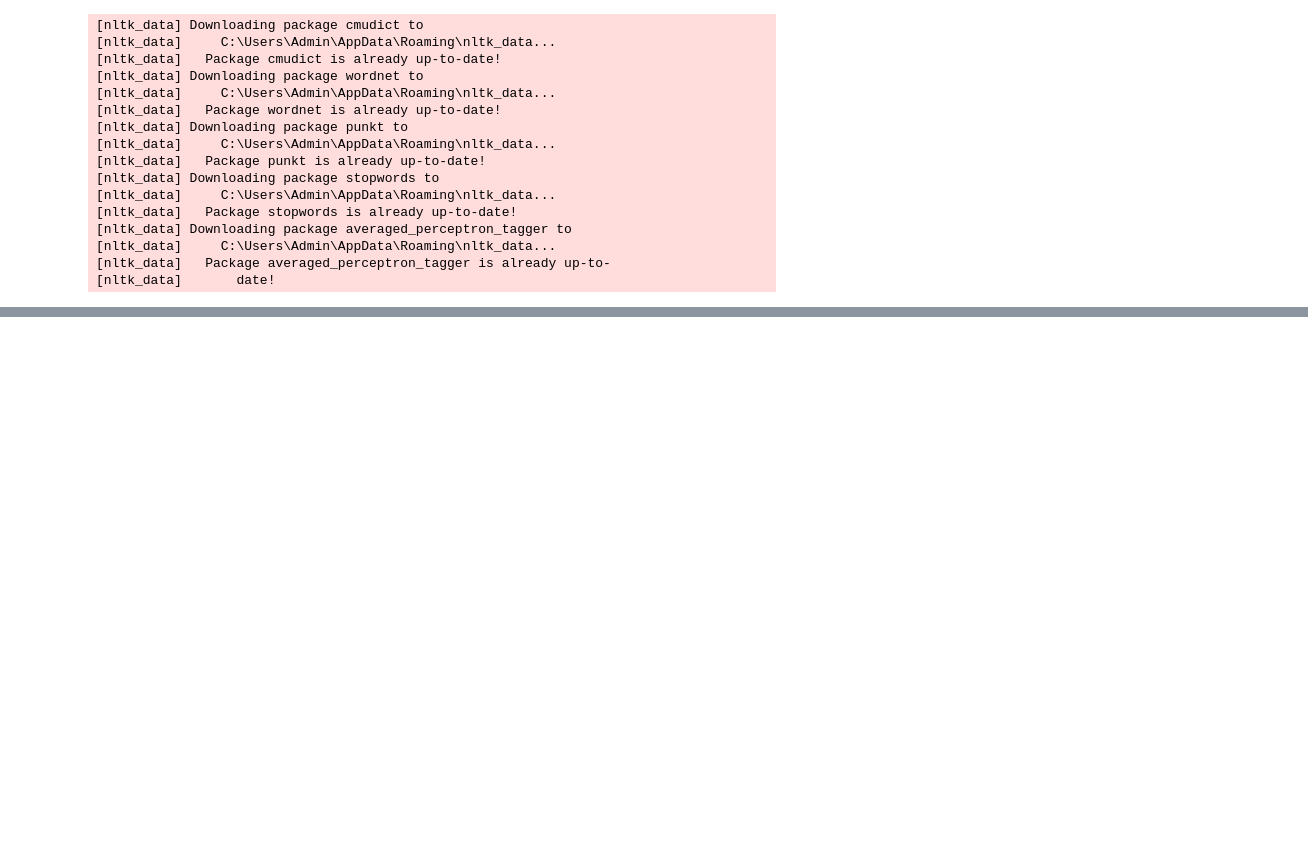
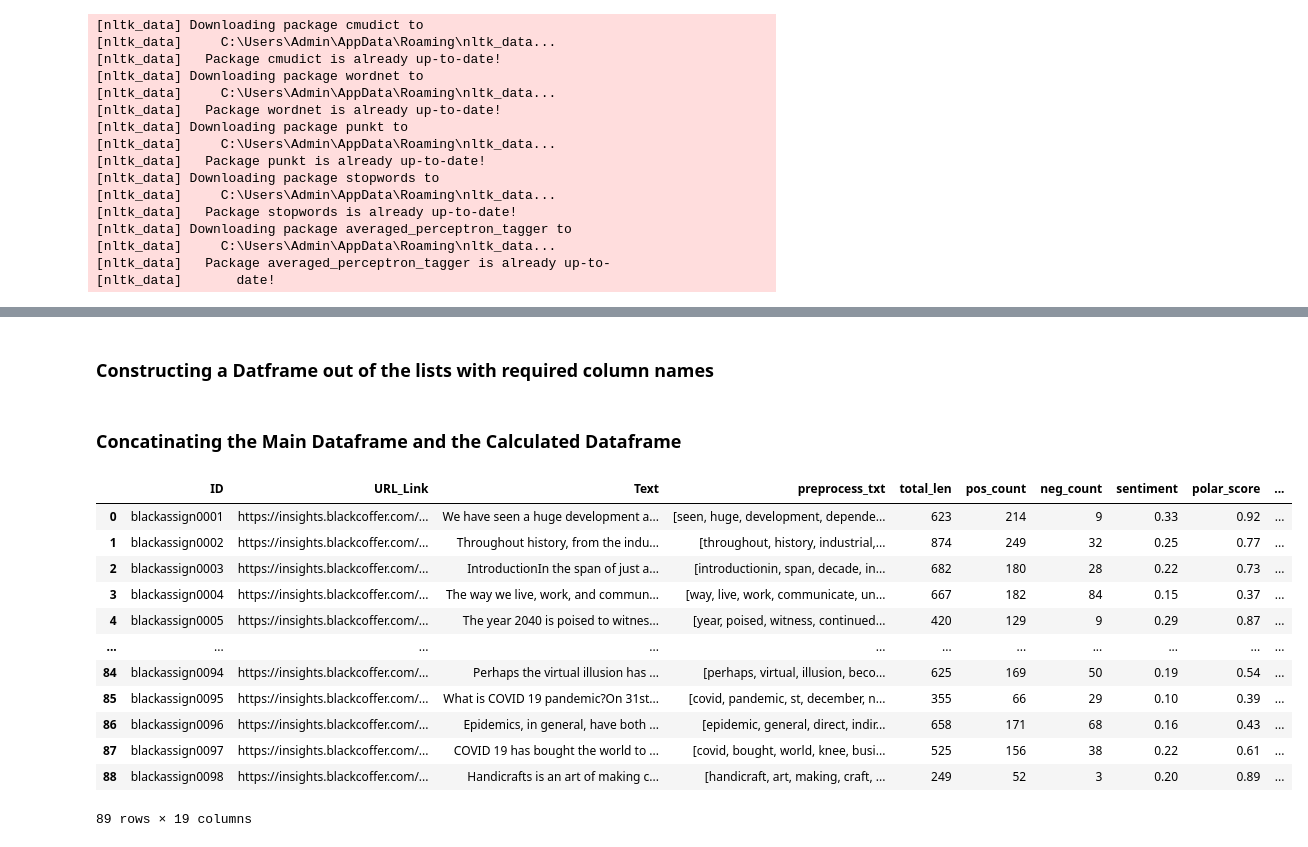
Before and after one commit to UTSAVMONDAL31/Blackcoffer-Sentiment-Analysis, a Jupyter notebook: Blackcoffer Web Sentiment Analysis.ipynb, the cells around one changed output, grey strips where cells are left out. Saved outputs shown, nothing was run; the diff lists cells and outputs as text; code cells hidden in the pictures; blank space fills up the shorter version.

```diff
--- a/Blackcoffer Web Sentiment Analysis.ipynb
+++ b/Blackcoffer Web Sentiment Analysis.ipynb
@@ -94,0 +322,11 @@ ConnectionError: ('Connection aborted.', RemoteDisconnected('Remote end closed c
+# %%
+Average_Sentence_Length = []
+Percentage_Of_Complex_Words =[]
+Fog_Index = []
+Average_Words_Per_Sentence = []
+Complex_Words_Count = []
+Word_Count = []
+Syllables_Count = []
+Syllables_Per_Word = []
+Personal_Pronouns_Count = []
+Average_Word_Length = []
@@ -94,0 +335,43 @@ ConnectionError: ('Connection aborted.', RemoteDisconnected('Remote end closed c
+# %%
+for i in range(len(text_list)):
+    text = text_list[i]
+    Average_Sentence_Length.append(Avg_sen_len(text))
+    Percentage_Of_Complex_Words.append(Per_Complex_words(text))
+    Fog_Index.append(fog_index(text))
+    Average_Words_Per_Sentence.append(avg_words_per_sentence(text))
+    Complex_Words_Count.append(complex_word_count(text))
+    Word_Count.append(word_count(text))
+    Syllables_Count.append(syllables_count(text))
+    Syllables_Per_Word.append(syllables_per_word(text))
+    Personal_Pronouns_Count.append(personal_pronouns_count(text))
+    Average_Word_Length.append(avg_word_length(text))
+# %% [markdown]
+### Constructing a Datframe out of the lists with required column names
+# %%
+df_new = pd.DataFrame(list(zip(Average_Sentence_Length, Percentage_Of_Complex_Words, Fog_Index,
+                           Average_Words_Per_Sentence, Complex_Words_Count, Word_Count,
+                           Syllables_Count, Syllables_Per_Word, Personal_Pronouns_Count, Average_Word_Length)),
+               columns =['Average_Sentence_Length', 'Percentage_Of_Complex_Words', 'Fog_Index',
+                         'Average_Words_Per_Sentence', 'Complex_Words_Count', 'Word_Count',
+                         'Syllables_Count', 'Syllables_Per_Word', 'Personal_Pronouns_Count', 'Average_Word_Length'])
+# %% [markdown]
+### Concatinating the Main Dataframe and the Calculated Dataframe
+# %%
+dataframe = pd.concat([df, df_new], axis=1, join='inner')
+# %%
+output = dataframe.copy()
+output
+# %% [output]
+|  | ID | URL_Link | Text | preprocess_txt | total_len | pos_count | neg_count | sentiment | polar_score | ... |
+| 0 | blackassign0001 | https://insights.blackcoffer.com/... | We have seen a huge development a... | [seen, huge, development, depende... | 623 | 214 | 9 | 0.33 | 0.92 | ... |
+| 1 | blackassign0002 | https://insights.blackcoffer.com/... | Throughout history, from the indu... | [throughout, history, industrial,... | 874 | 249 | 32 | 0.25 | 0.77 | ... |
+| 2 | blackassign0003 | https://insights.blackcoffer.com/... | IntroductionIn the span of just a... | [introductionin, span, decade, in... | 682 | 180 | 28 | 0.22 | 0.73 | ... |
+| 3 | blackassign0004 | https://insights.blackcoffer.com/... | The way we live, work, and commun... | [way, live, work, communicate, un... | 667 | 182 | 84 | 0.15 | 0.37 | ... |
+| 4 | blackassign0005 | https://insights.blackcoffer.com/... | The year 2040 is poised to witnes... | [year, poised, witness, continued... | 420 | 129 | 9 | 0.29 | 0.87 | ... |
+| ... | ... | ... | ... | ... | ... | ... | ... | ... | ... | ... |
+| 84 | blackassign0094 | https://insights.blackcoffer.com/... | Perhaps the virtual illusion has ... | [perhaps, virtual, illusion, beco... | 625 | 169 | 50 | 0.19 | 0.54 | ... |
+| 85 | blackassign0095 | https://insights.blackcoffer.com/... | What is COVID 19 pandemic?On 31st... | [covid, pandemic, st, december, n... | 355 | 66 | 29 | 0.10 | 0.39 | ... |
+| 86 | blackassign0096 | https://insights.blackcoffer.com/... | Epidemics, in general, have both ... | [epidemic, general, direct, indir... | 658 | 171 | 68 | 0.16 | 0.43 | ... |
+| 87 | blackassign0097 | https://insights.blackcoffer.com/... | COVID 19 has bought the world to ... | [covid, bought, world, knee, busi... | 525 | 156 | 38 | 0.22 | 0.61 | ... |
+| 88 | blackassign0098 | https://insights.blackcoffer.com/... | Handicrafts is an art of making c... | [handicraft, art, making, craft, ... | 249 | 52 | 3 | 0.20 | 0.89 | ... |
+89 rows × 19 columns
```
Also changed, not shown: parts of 54 cells of this notebook, 4 other files.
